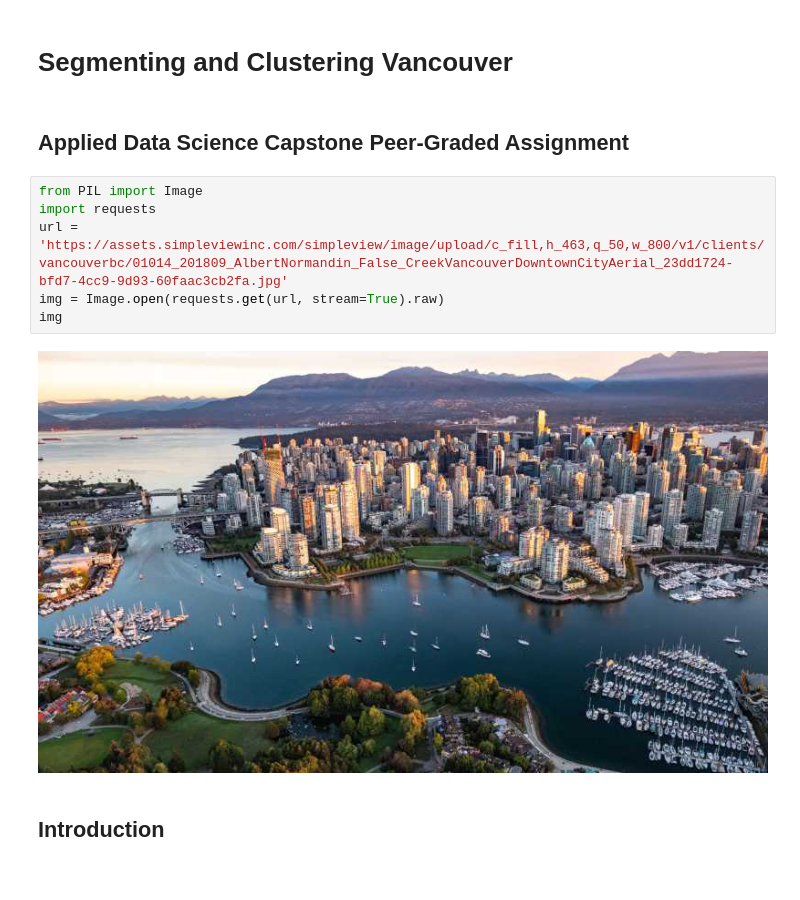
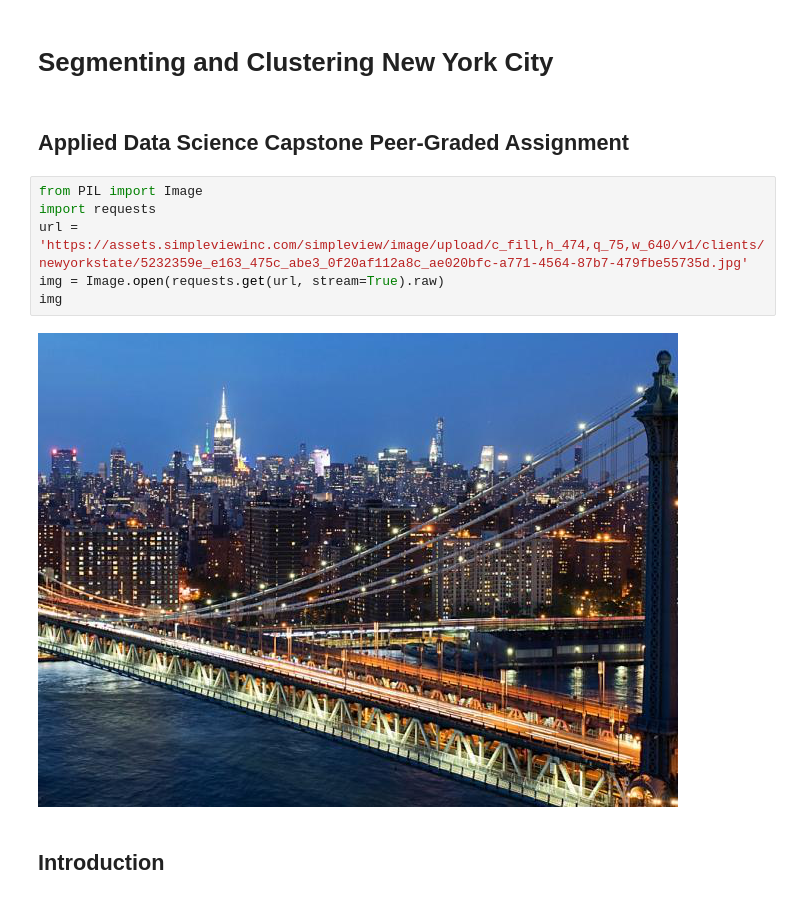
Before and after one commit to gfumarco/Applied-Data-Science-Capstone, a Jupyter notebook: The Battle of Neighbourhoods - Week 4 assignment.ipynb, the cells around one changed output. Drawn from its saved outputs; the diff is of its cells as text.

```diff
--- a/The Battle of Neighbourhoods - Week 4 assignment.ipynb
+++ b/The Battle of Neighbourhoods - Week 4 assignment.ipynb
@@ -1,14 +1,14 @@
 # %% [markdown]
-# Segmenting and Clustering Vancouver
+# Segmenting and Clustering New York City
 # %% [markdown]
 ## Applied Data Science Capstone Peer-Graded Assignment
 # %%
 from PIL import Image
 import requests
-url = 'https://assets.simpleviewinc.com/simpleview/image/upload/c_fill,h_463,q_50,w_800/v1/clients/vancouverbc/01014_201809_AlbertNormandin_False_CreekVancouverDowntownCityAerial_23dd1724-bfd7-4cc9-9d93-60faac3cb2fa.jpg'
+url = 'https://assets.simpleviewinc.com/simpleview/image/upload/c_fill,h_474,q_75,w_640/v1/clients/newyorkstate/5232359e_e163_475c_abe3_0f20af112a8c_ae020bfc-a771-4564-87b7-479fbe55735d.jpg'
 img = Image.open(requests.get(url, stream=True).raw)
 img
 # %% [output]
-[figure, old version]
+[figure, new version]
 # %% [markdown]
 ## Introduction
```
Also changed, not shown: parts of 9 cells of this notebook.
